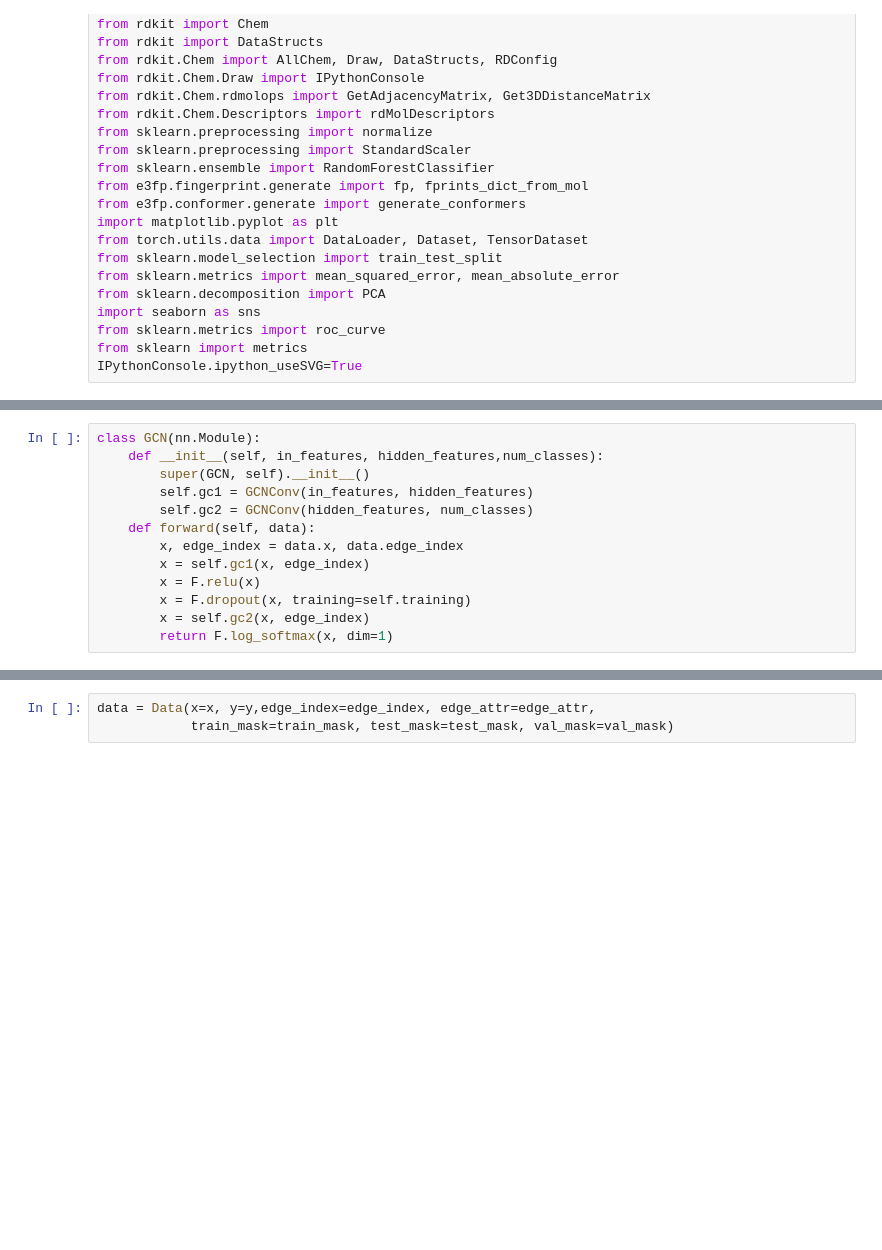
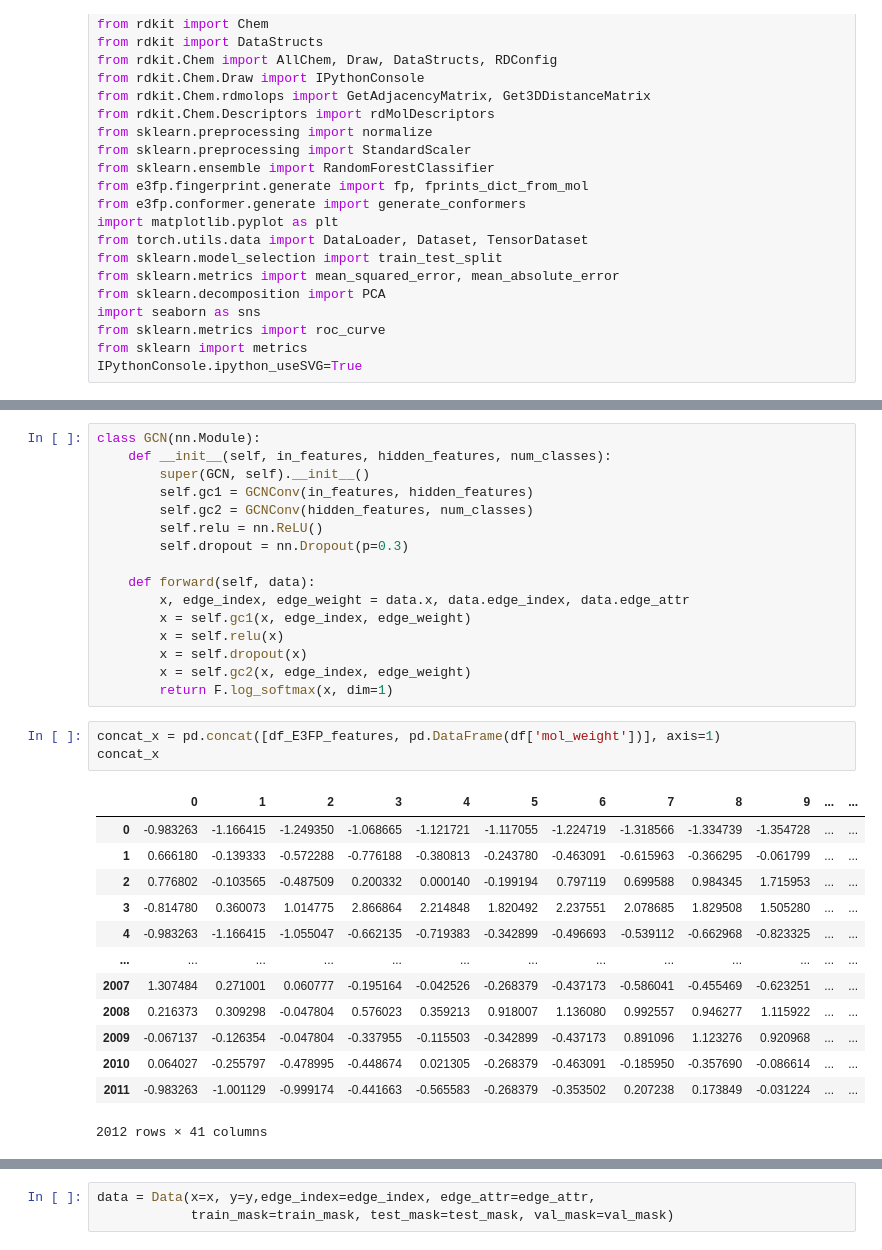
Before and after one commit to JohnsonKHOO/GCN_DrugResponsePrediction, a Jupyter notebook: train.ipynb, the cells around one changed output, grey strips where cells are left out. Cells and saved outputs as stored; diff of their text form; blank space fills up the shorter version.

```diff
--- a/train.ipynb
+++ b/train.ipynb
@@ -61,16 +128,36 @@ adj
 # %%
 class GCN(nn.Module):
-    def __init__(self, in_features, hidden_features,num_classes):
+    def __init__(self, in_features, hidden_features, num_classes):
         super(GCN, self).__init__()
         self.gc1 = GCNConv(in_features, hidden_features)
         self.gc2 = GCNConv(hidden_features, num_classes)
+        self.relu = nn.ReLU()
+        self.dropout = nn.Dropout(p=0.3)
+
     def forward(self, data):
-        x, edge_index = data.x, data.edge_index
-        x = self.gc1(x, edge_index)
-        x = F.relu(x)
-        x = F.dropout(x, training=self.training)
-        x = self.gc2(x, edge_index)
+        x, edge_index, edge_weight = data.x, data.edge_index, data.edge_attr
+        x = self.gc1(x, edge_index, edge_weight)
+        x = self.relu(x)
+        x = self.dropout(x)
+        x = self.gc2(x, edge_index, edge_weight)
         return F.log_softmax(x, dim=1)
+# %%
+concat_x = pd.concat([df_E3FP_features, pd.DataFrame(df['mol_weight'])], axis=1)
+concat_x
+# %% [output]
+|  | 0 | 1 | 2 | 3 | 4 | 5 | 6 | 7 | 8 | 9 | ... | ... |
+| 0 | -0.983263 | -1.166415 | -1.249350 | -1.068665 | -1.121721 | -1.117055 | -1.224719 | -1.318566 | -1.334739 | -1.354728 | ... | ... |
+| 1 | 0.666180 | -0.139333 | -0.572288 | -0.776188 | -0.380813 | -0.243780 | -0.463091 | -0.615963 | -0.366295 | -0.061799 | ... | ... |
+| 2 | 0.776802 | -0.103565 | -0.487509 | 0.200332 | 0.000140 | -0.199194 | 0.797119 | 0.699588 | 0.984345 | 1.715953 | ... | ... |
+| 3 | -0.814780 | 0.360073 | 1.014775 | 2.866864 | 2.214848 | 1.820492 | 2.237551 | 2.078685 | 1.829508 | 1.505280 | ... | ... |
+| 4 | -0.983263 | -1.166415 | -1.055047 | -0.662135 | -0.719383 | -0.342899 | -0.496693 | -0.539112 | -0.662968 | -0.823325 | ... | ... |
+| ... | ... | ... | ... | ... | ... | ... | ... | ... | ... | ... | ... | ... |
+| 2007 | 1.307484 | 0.271001 | 0.060777 | -0.195164 | -0.042526 | -0.268379 | -0.437173 | -0.586041 | -0.455469 | -0.623251 | ... | ... |
+| 2008 | 0.216373 | 0.309298 | -0.047804 | 0.576023 | 0.359213 | 0.918007 | 1.136080 | 0.992557 | 0.946277 | 1.115922 | ... | ... |
+| 2009 | -0.067137 | -0.126354 | -0.047804 | -0.337955 | -0.115503 | -0.342899 | -0.437173 | 0.891096 | 1.123276 | 0.920968 | ... | ... |
+| 2010 | 0.064027 | -0.255797 | -0.478995 | -0.448674 | 0.021305 | -0.268379 | -0.463091 | -0.185950 | -0.357690 | -0.086614 | ... | ... |
+| 2011 | -0.983263 | -1.001129 | -0.999174 | -0.441663 | -0.565583 | -0.268379 | -0.353502 | 0.207238 | 0.173849 | -0.031224 | ... | ... |
+2012 rows × 41 columns
 # %%
 mol_weight = torch.tensor(df['mol_weight'].values.astype(float), dtype=torch.float)
 ic50 = torch.tensor(df['IC50 (nM)'].values.astype(float), dtype=torch.float)
```
Also changed, not shown: parts of 19 cells of this notebook.
